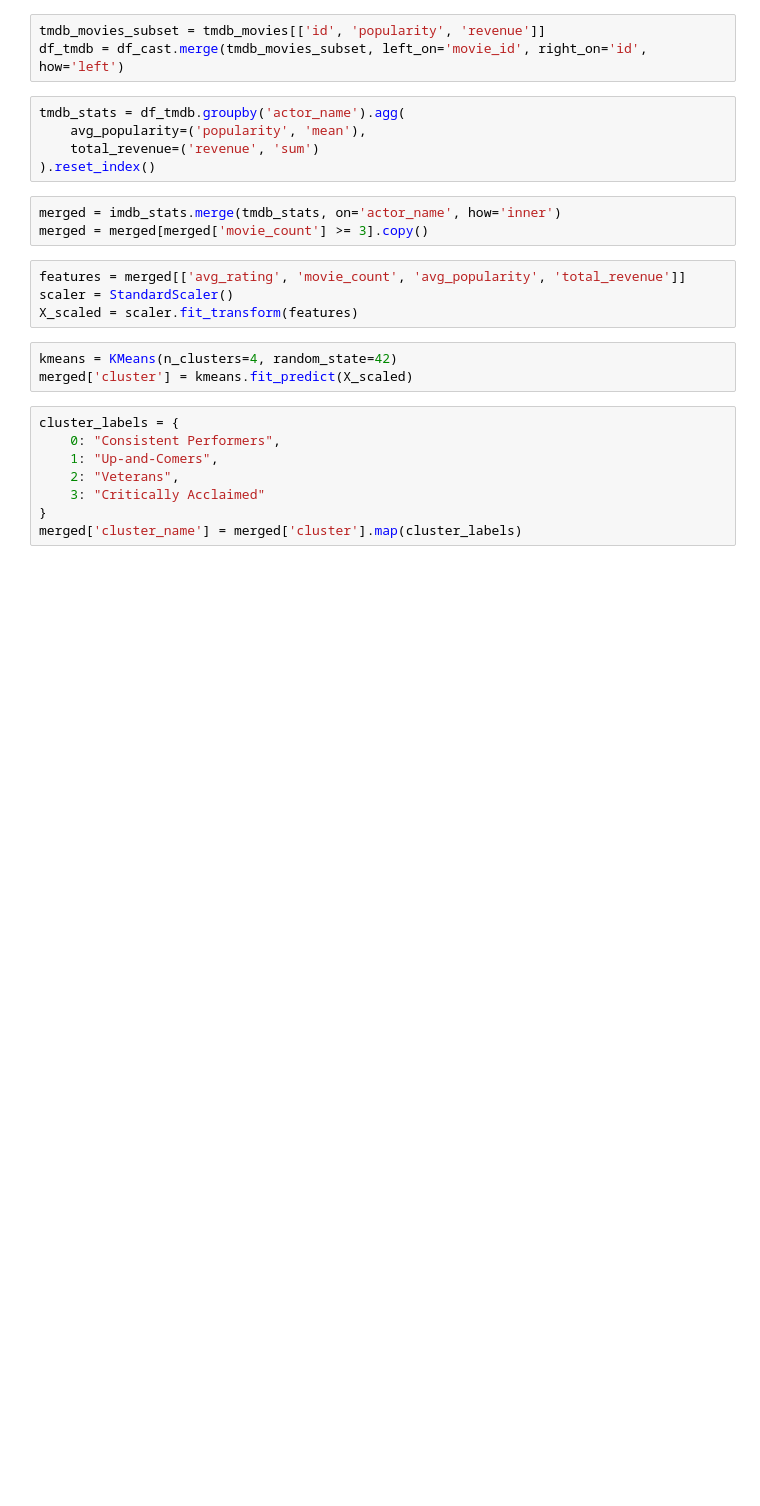
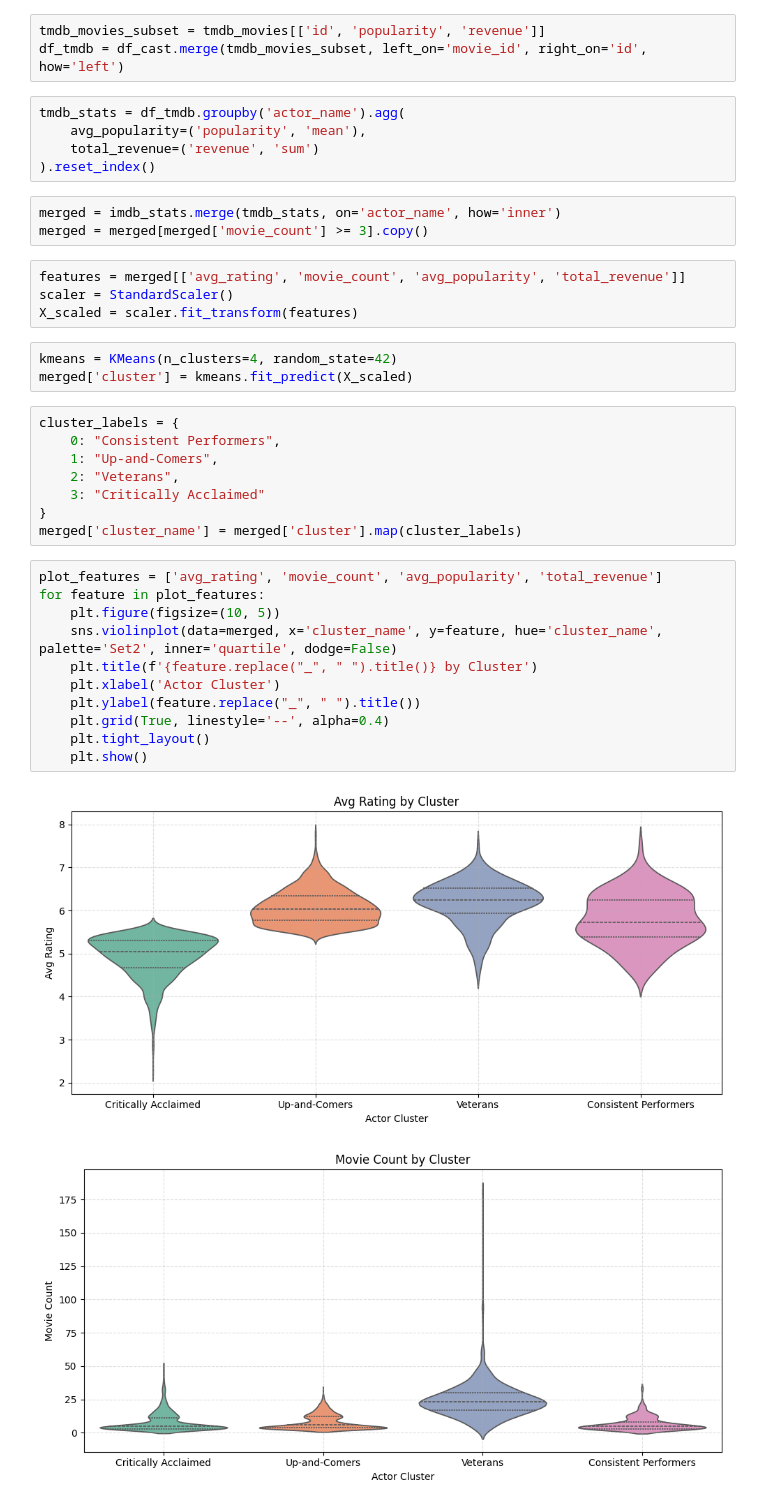
Before and after one commit to SuperJoeTendo/actor-pairing-analysis, a Jupyter notebook: actor_clustering_analysis.ipynb, the cells around one changed output. Saved outputs shown, nothing was run; the diff lists cells and outputs as text; blank space fills up the shorter version.

Commit message:
Update actor_clustering_analysis.ipynb
Violin Plots for each feature

```diff
--- a/actor_clustering_analysis.ipynb
+++ b/actor_clustering_analysis.ipynb
@@ -70,3 +70,17 @@ cluster_labels = {
     3: "Critically Acclaimed"
 }
 merged['cluster_name'] = merged['cluster'].map(cluster_labels)
+# %%
+plot_features = ['avg_rating', 'movie_count', 'avg_popularity', 'total_revenue']
+for feature in plot_features:
+    plt.figure(figsize=(10, 5))
+    sns.violinplot(data=merged, x='cluster_name', y=feature, hue='cluster_name', palette='Set2', inner='quartile', dodge=False)
+    plt.title(f'{feature.replace("_", " ").title()} by Cluster')
+    plt.xlabel('Actor Cluster')
+    plt.ylabel(feature.replace("_", " ").title())
+    plt.grid(True, linestyle='--', alpha=0.4)
+    plt.tight_layout()
+    plt.show()
+# %% [output]
+[figure, added]
+[figure, added]
```
Also changed, not shown: parts of 1 cell of this notebook.
